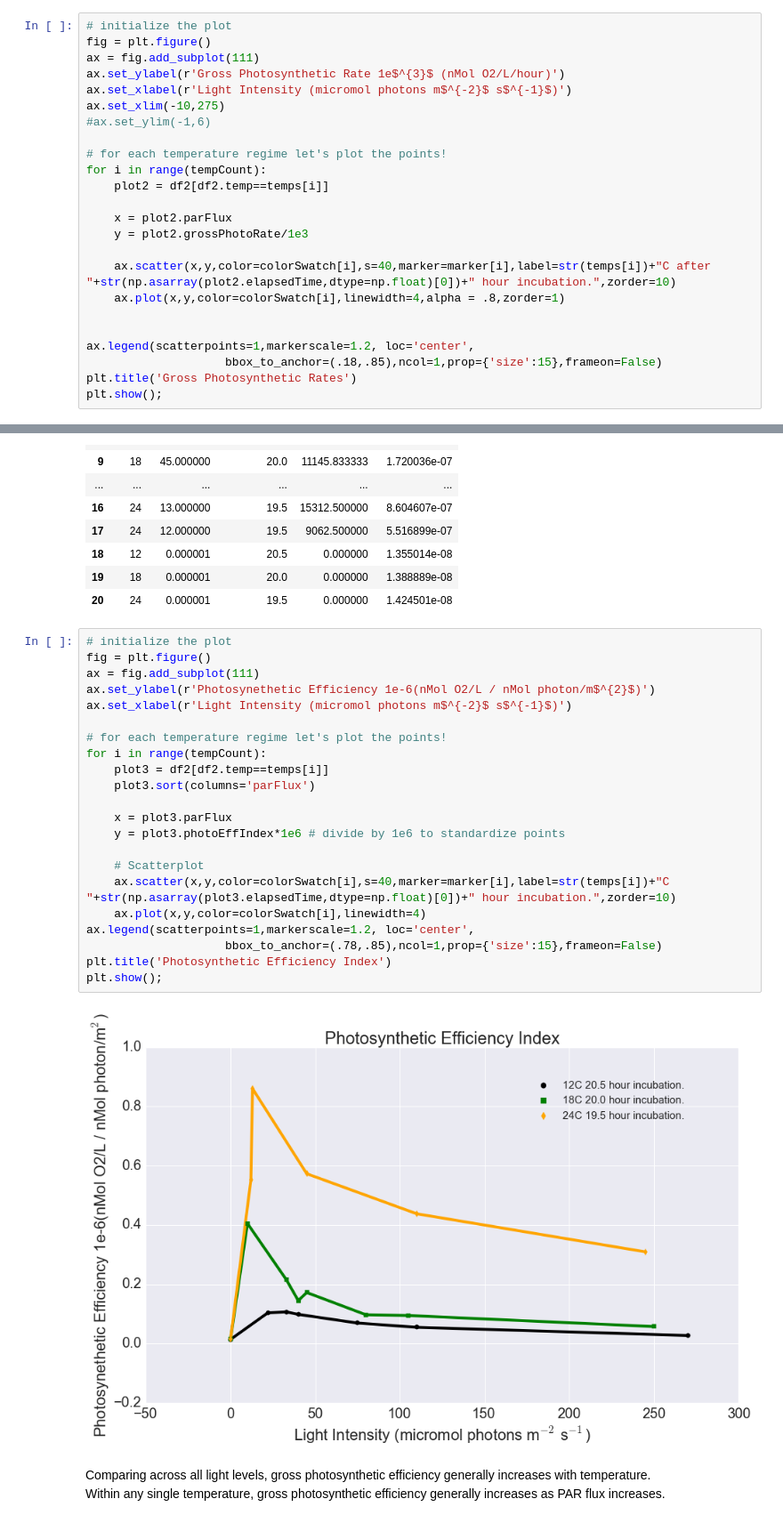
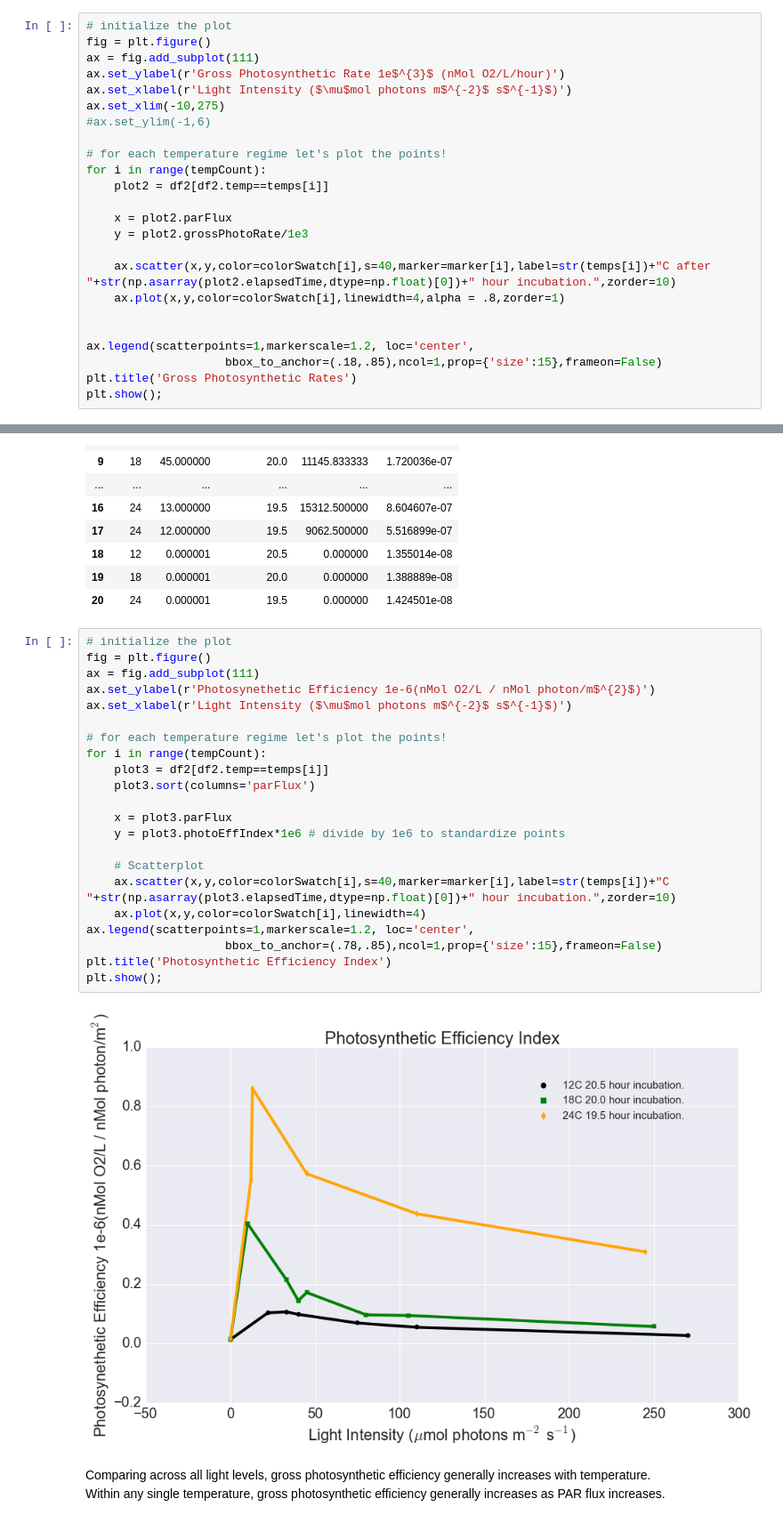
Before and after one commit to yinleon/biological-oceanography, a Jupyter notebook: light_dark_exp.ipynb, the cells around one changed output, grey strips where cells are left out. Shown: that part at 89% size. Drawn from its saved outputs; the diff is of its cells as text.

```diff
--- a/light_dark_exp.ipynb
+++ b/light_dark_exp.ipynb
@@ -151,7 +151,7 @@ Table 2. Gross Photosynthesis
 fig = plt.figure()
 ax = fig.add_subplot(111)
 ax.set_ylabel(r'Gross Photosynthetic Rate 1e$^{3}$ (nMol O2/L/hour)')
-ax.set_xlabel(r'Light Intensity (micromol photons m$^{-2}$ s$^{-1}$)')
+ax.set_xlabel(r'Light Intensity ($\mu$mol photons m$^{-2}$ s$^{-1}$)')
 ax.set_xlim(-10,275)
 #ax.set_ylim(-1,6)
 
@@ -203,27 +203,27 @@ Table 3. Index of Photosynthetic Efficiency
 # %%
 # initialize the plot
 fig = plt.figure()
 ax = fig.add_subplot(111)
 ax.set_ylabel(r'Photosynethetic Efficiency 1e-6(nMol O2/L / nMol photon/m$^{2}$)')
-ax.set_xlabel(r'Light Intensity (micromol photons m$^{-2}$ s$^{-1}$)')
+ax.set_xlabel(r'Light Intensity ($\mu$mol photons m$^{-2}$ s$^{-1}$)')
 
 # for each temperature regime let's plot the points!
 for i in range(tempCount):
     plot3 = df2[df2.temp==temps[i]]
     plot3.sort(columns='parFlux')
 
     x = plot3.parFlux
     y = plot3.photoEffIndex*1e6 # divide by 1e6 to standardize points
 
     # Scatterplot
     ax.scatter(x,y,color=colorSwatch[i],s=40,marker=marker[i],label=str(temps[i])+"C "+str(np.asarray(plot3.elapsedTime,dtype=np.float)[0])+" hour incubation.",zorder=10)
     ax.plot(x,y,color=colorSwatch[i],linewidth=4)
 ax.legend(scatterpoints=1,markerscale=1.2, loc='center',
                     bbox_to_anchor=(.78,.85),ncol=1,prop={'size':15},frameon=False)
 plt.title('Photosynthetic Efficiency Index')
 plt.show();
 # %% [output]
-[figure, old version]
+[figure, new version]
 # %% [markdown]
 Comparing across all light levels, gross photosynthetic efficiency generally increases with temperature.
 <br>Within any single temperature, gross photosynthetic efficiency generally increases as PAR flux increases.
```
Also changed, not shown: parts of 1 cell of this notebook.
